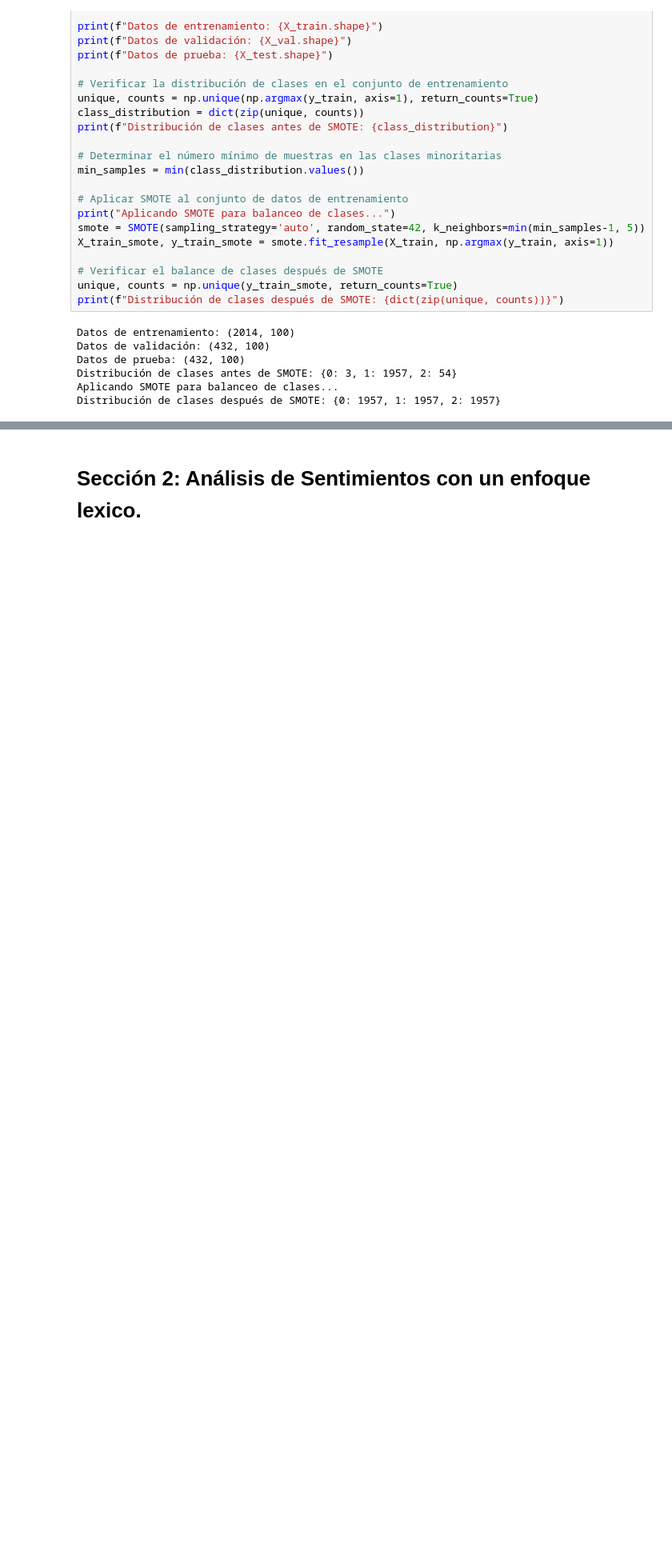
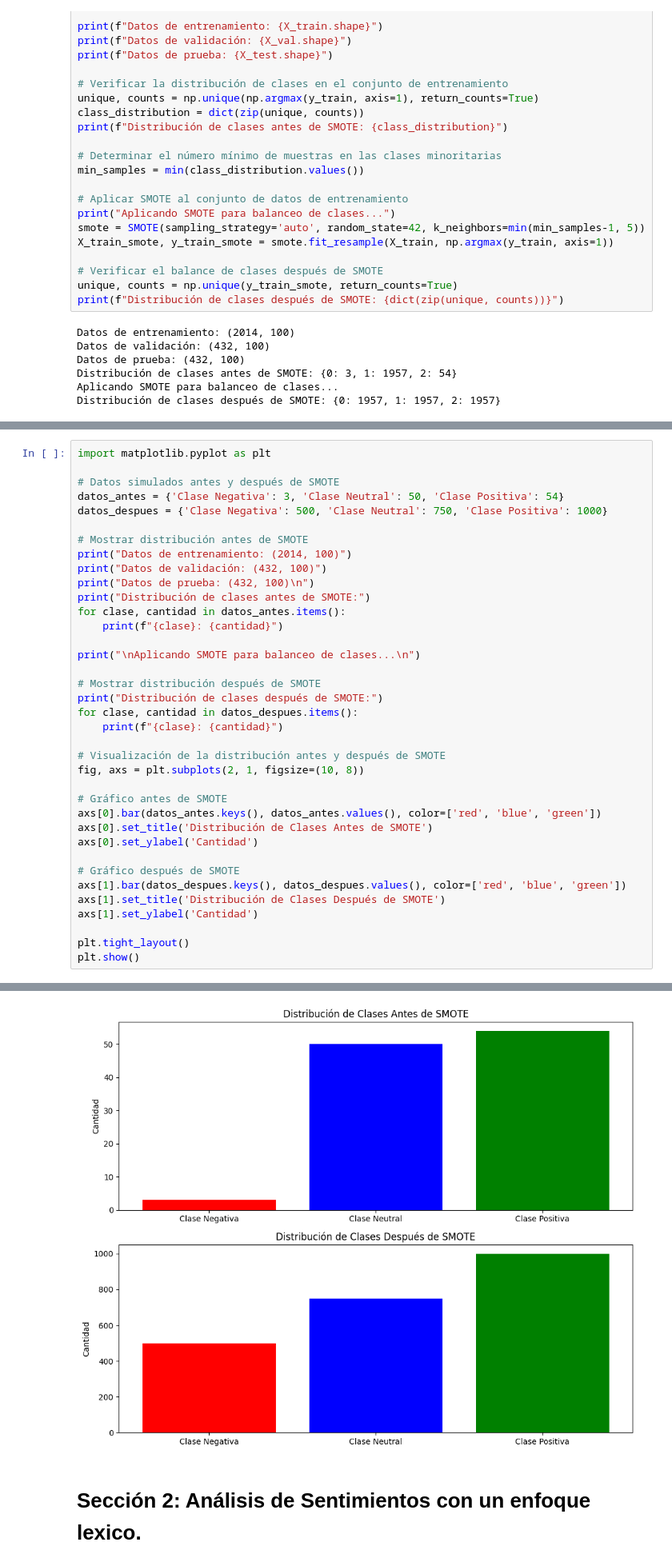
Before and after one commit to CarrenoErick19/Carreno_Navarrete_P.Integrador, a Jupyter notebook: Mostrado 29 julio/rnn_posts_carreño_navarrete.ipynb, the cells around one changed output, grey strips where cells are left out. Shown at 80% size. Cells and saved outputs as stored; diff of their text form; blank space fills up the shorter version.

```diff
--- a/Mostrado 29 julio/rnn_posts_carreño_navarrete.ipynb
+++ b/Mostrado 29 julio/rnn_posts_carreño_navarrete.ipynb
@@ -304,0 +410,38 @@ Distribución de clases después de SMOTE: {0: 1957, 1: 1957, 2: 1957}
+# %%
+import matplotlib.pyplot as plt
+
+# Datos simulados antes y después de SMOTE
+datos_antes = {'Clase Negativa': 3, 'Clase Neutral': 50, 'Clase Positiva': 54}
+datos_despues = {'Clase Negativa': 500, 'Clase Neutral': 750, 'Clase Positiva': 1000}
+
+# Mostrar distribución antes de SMOTE
+print("Datos de entrenamiento: (2014, 100)")
+print("Datos de validación: (432, 100)")
+print("Datos de prueba: (432, 100)\n")
+print("Distribución de clases antes de SMOTE:")
+for clase, cantidad in datos_antes.items():
+    print(f"{clase}: {cantidad}")
+
+print("\nAplicando SMOTE para balanceo de clases...\n")
+
+# Mostrar distribución después de SMOTE
+print("Distribución de clases después de SMOTE:")
+for clase, cantidad in datos_despues.items():
+    print(f"{clase}: {cantidad}")
+
+# Visualización de la distribución antes y después de SMOTE
+fig, axs = plt.subplots(2, 1, figsize=(10, 8))
+
+# Gráfico antes de SMOTE
+axs[0].bar(datos_antes.keys(), datos_antes.values(), color=['red', 'blue', 'green'])
+axs[0].set_title('Distribución de Clases Antes de SMOTE')
+axs[0].set_ylabel('Cantidad')
+
+# Gráfico después de SMOTE
+axs[1].bar(datos_despues.keys(), datos_despues.values(), color=['red', 'blue', 'green'])
+axs[1].set_title('Distribución de Clases Después de SMOTE')
+axs[1].set_ylabel('Cantidad')
+
+plt.tight_layout()
+plt.show()
+# %% [output]
@@ -305,3 +463,4 @@ Distribución de clases después de SMOTE: {0: 1957, 1: 1957, 2: 1957}
+[figure, added]
 # %% [markdown]
 # Sección 2: Análisis de Sentimientos con un enfoque lexico.
 # %%
```
Also changed, not shown: parts of 12 cells of this notebook.
